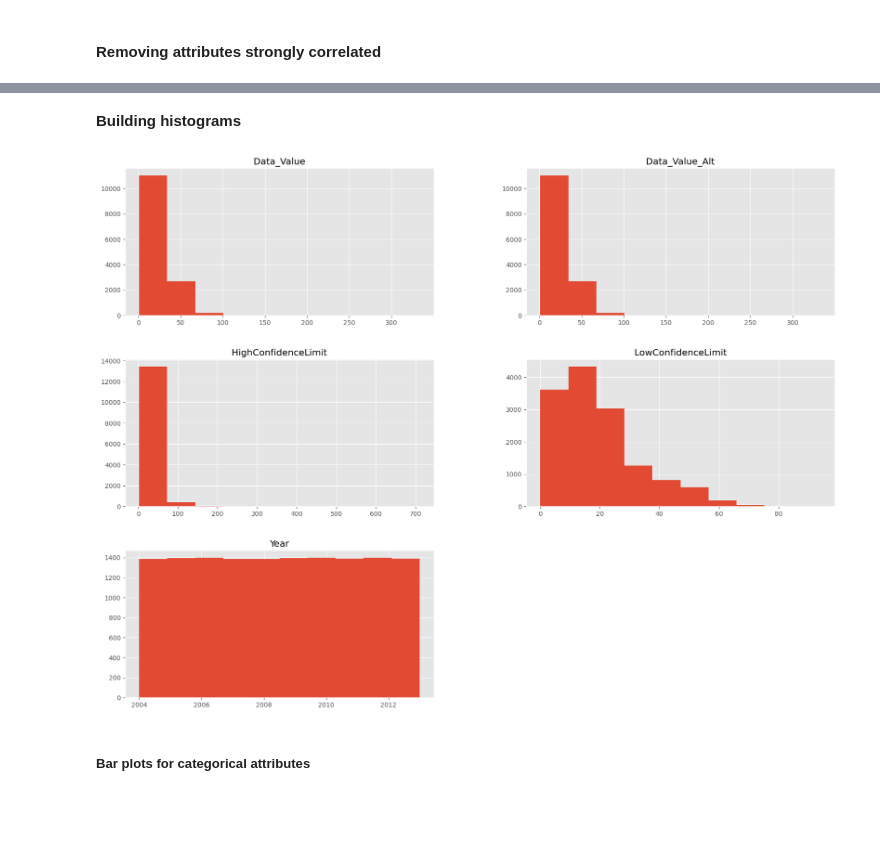
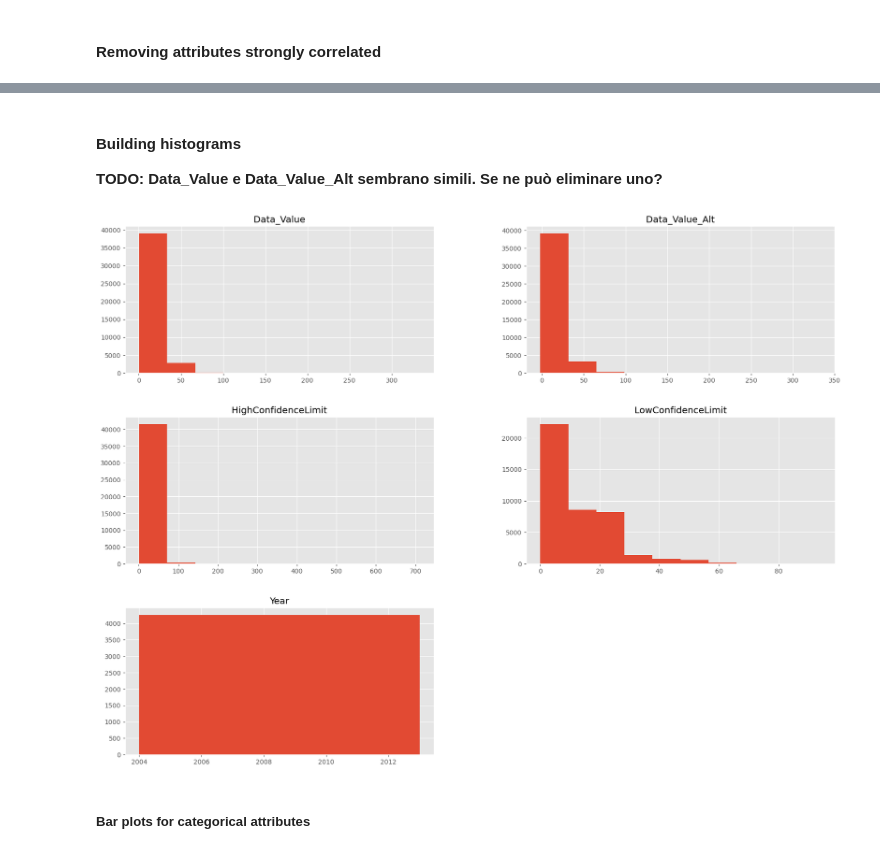
Before and after one commit to GLAwasTaken/ML_Project, a Jupyter notebook: Heart_disease.ipynb, the cells around one changed output, grey strips where cells are left out. Cells and saved outputs as stored; diff of their text form; code cells hidden in the pictures; blank space fills up the shorter version.

Commit message:
data understanding and preparation completed

```diff
--- a/Heart_disease.ipynb
+++ b/Heart_disease.ipynb
@@ -130,7 +132,7 @@ There's some missing value for attributes:
 - *HighConfidenceLimit*
 - *GeoLocation*
 # %%
-threshold = 70/100 * df.shape[0]
+threshold = 65/100 * df.shape[0]
 
 for x in df.columns:
     if df[x].isna().sum() > threshold:
@@ -153,7 +163,7 @@ The correlated attributes are:
 - **Data_value_type** and **Data_Value_TypeID**
 - **Indicator** and **IndicatorID** (we remove both)
 # %%
-df = df[df.columns.difference(['TopicId', 'BreakOutId', 'BreakOutCategoryId', 'CategoryId', 'LocationID', 'Data_Value_TypeID', 'Indicator', 'IndicatorID'])]
+df = df[df.columns.difference(['TopicId', 'BreakOutId', 'BreakOutCategoryId', 'CategoryId', 'LocationDesc', 'GeoLocation', 'LocationID', 'Data_Value_TypeID', 'Indicator', 'IndicatorID'])]
 df.head()
 # %% [output]
 |  | Break_Out | Break_Out_Category | Category | DataSource | Data_Value | Data_Value_Alt | Data_Value_Type | ... |
@@ -220,2 +213,0 @@ dtype: int64
-# %%
-df = df.dropna()
@@ -242,11 +214,12 @@ dtype: int64
-# %% [markdown]
-**Building histograms**
+# %% [markdown]
+#### **Building histograms**
+
+**TODO: Data_Value e Data_Value_Alt sembrano simili. Se ne può eliminare uno?**
 # %%
-numericDF = df[df.columns.difference(['ID'])]
-numericDF.hist(figsize = (20, 15))
+df.hist(figsize = (20, 15))
 plt.show()
 # %% [output]
-[figure, old version]
+[figure, new version]
 # %% [markdown]
 ##### **Bar plots for categorical attributes**
 # %%
```
Also changed, not shown: parts of 39 cells of this notebook.
